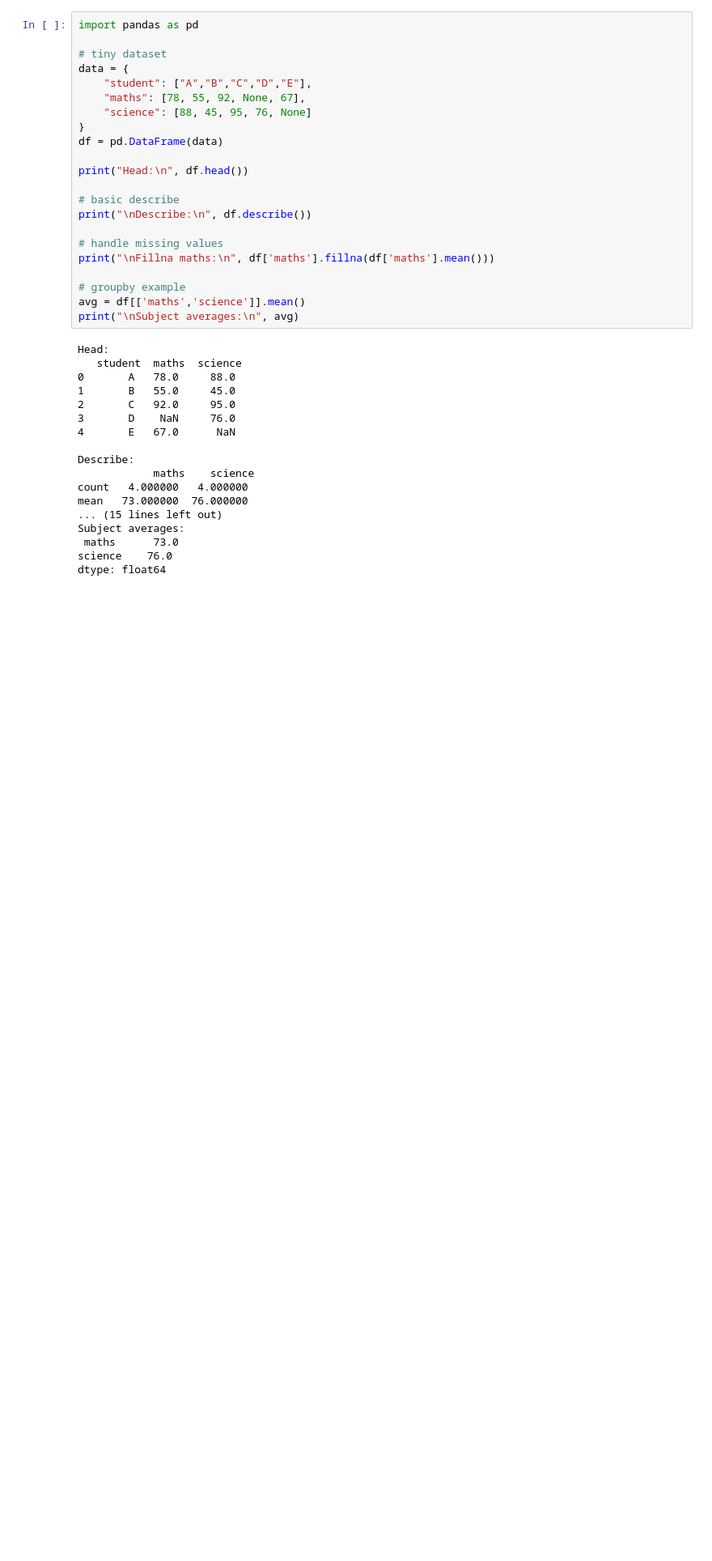
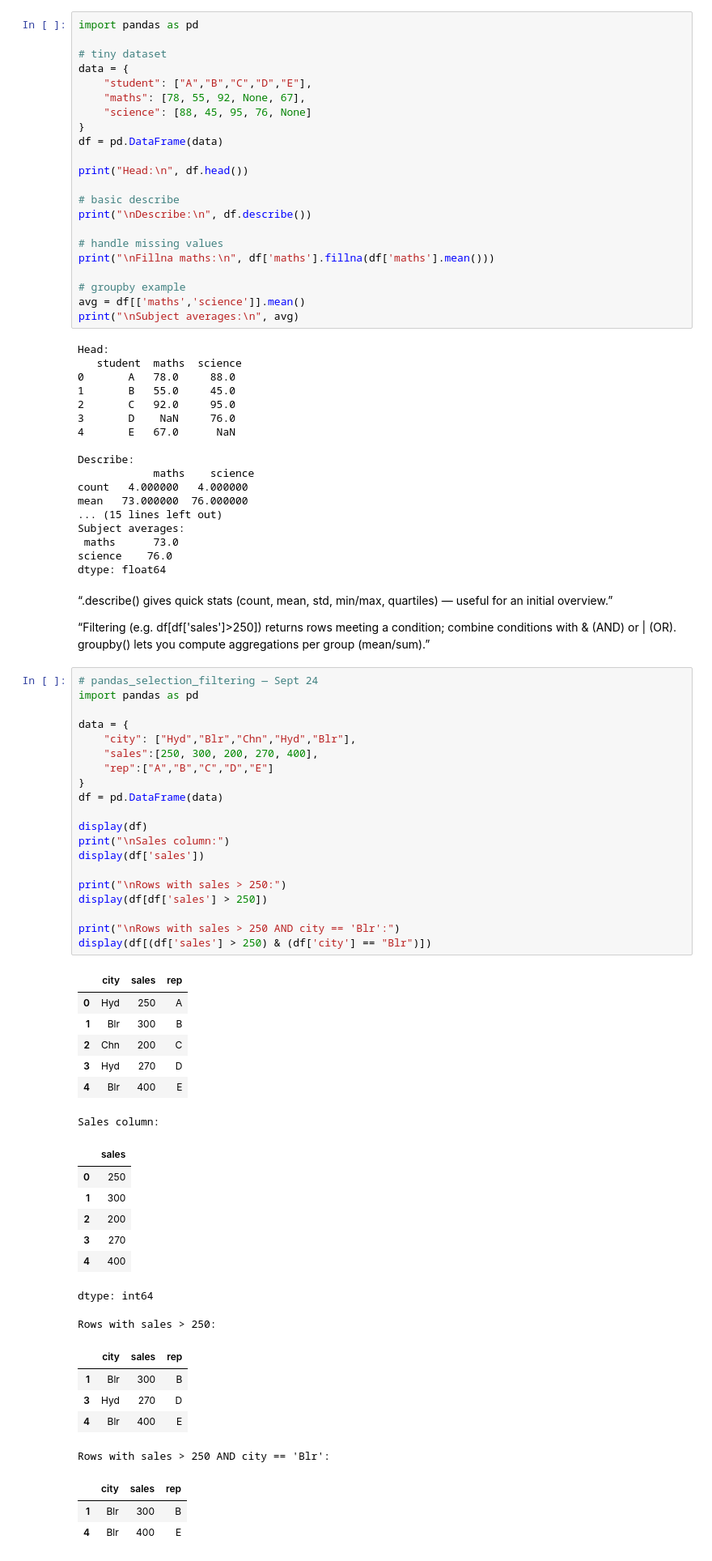
Before and after one commit to KEERTHANA40/Keerthana-Portfolio, a Jupyter notebook: 01_Python/pandas_basics.ipynb, the cells around one changed output. Shown at 81% size. Drawn from its saved outputs; the diff is of its cells as text; blank space fills up the shorter version.

Commit message:
pandas selection, filtering & groupby (Sept 24)

```diff
--- a/01_Python/pandas_basics.ipynb
+++ b/01_Python/pandas_basics.ipynb
@@ -164,3 +164,51 @@ Subject averages:
  maths      73.0
 science    76.0
 dtype: float64
+# %% [markdown]
+“.describe() gives quick stats (count, mean, std, min/max, quartiles) — useful for an initial overview.”
+
+“Filtering (e.g. df[df['sales']>250]) returns rows meeting a condition; combine conditions with & (AND) or | (OR). groupby() lets you compute aggregations per group (mean/sum).”
+# %%
+# pandas_selection_filtering — Sept 24
+import pandas as pd
+
+data = {
+    "city": ["Hyd","Blr","Chn","Hyd","Blr"],
+    "sales":[250, 300, 200, 270, 400],
+    "rep":["A","B","C","D","E"]
+}
+df = pd.DataFrame(data)
+
+display(df)
+print("\nSales column:")
+display(df['sales'])
+
+print("\nRows with sales > 250:")
+display(df[df['sales'] > 250])
+
+print("\nRows with sales > 250 AND city == 'Blr':")
+display(df[(df['sales'] > 250) & (df['city'] == "Blr")])
+# %% [output]
+|  | city | sales | rep |
+| 0 | Hyd | 250 | A |
+| 1 | Blr | 300 | B |
+| 2 | Chn | 200 | C |
+| 3 | Hyd | 270 | D |
+| 4 | Blr | 400 | E |
+Sales column:
+|  | sales |
+| 0 | 250 |
+| 1 | 300 |
+| 2 | 200 |
+| 3 | 270 |
+| 4 | 400 |
+dtype: int64
+Rows with sales > 250:
+|  | city | sales | rep |
+| 1 | Blr | 300 | B |
+| 3 | Hyd | 270 | D |
+| 4 | Blr | 400 | E |
+Rows with sales > 250 AND city == 'Blr':
+|  | city | sales | rep |
+| 1 | Blr | 300 | B |
+| 4 | Blr | 400 | E |
```
Also changed, not shown: parts of 1 cell of this notebook.
